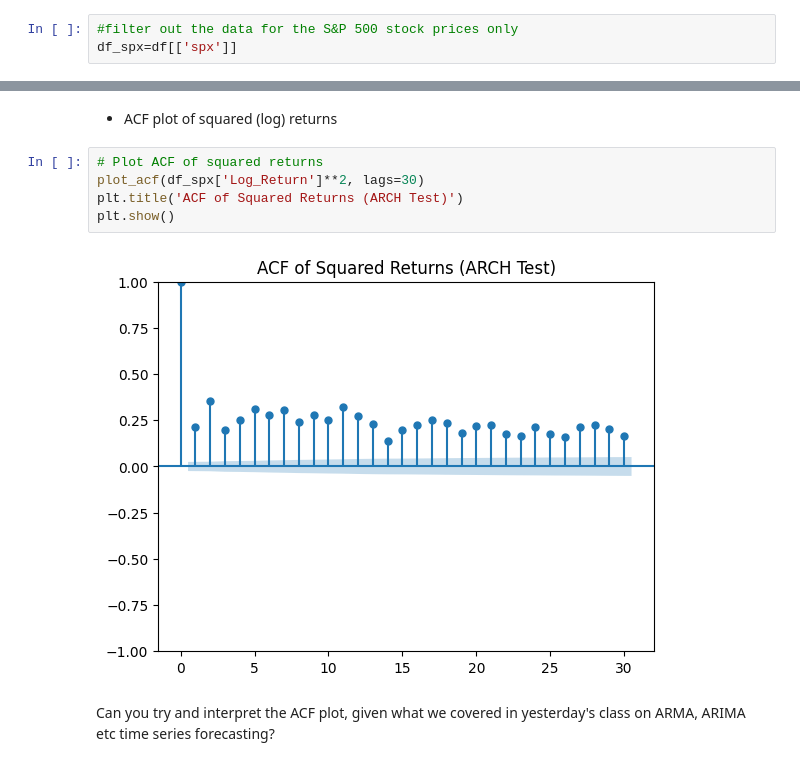
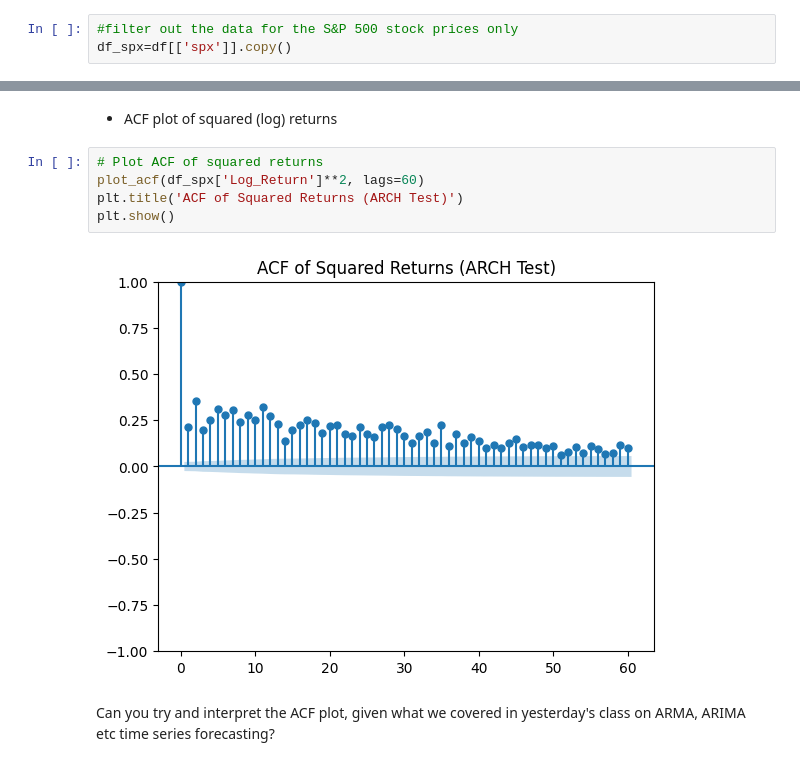
Before and after one commit to WamzMwangi/Advanced_Machine_Learning, a Jupyter notebook: Time_Series_Forecasting/Stock_prices_forecasting.ipynb, the cells around one changed output, grey strips where cells are left out. Cells and saved outputs as stored; diff of their text form.

```diff
--- a/Time_Series_Forecasting/Stock_prices_forecasting.ipynb
+++ b/Time_Series_Forecasting/Stock_prices_forecasting.ipynb
@@ -559,7 +559,7 @@ df['date']=pd.to_datetime(df['date'],errors='coerce',dayfirst=True)
 df.set_index('date',inplace=True)
 # %%
 #filter out the data for the S&P 500 stock prices only
-df_spx=df[['spx']]
+df_spx=df[['spx']].copy()
 # %%
 plt.figure(figsize=(20,10))
 df_spx['spx'].plot()
@@ -611,11 +605,11 @@ The core idea is to check if the variance of the errors is correlated with past
 - ACF plot of squared (log) returns
 # %%
 # Plot ACF of squared returns
-plot_acf(df_spx['Log_Return']**2, lags=30)
+plot_acf(df_spx['Log_Return']**2, lags=60)
 plt.title('ACF of Squared Returns (ARCH Test)')
 plt.show()
 # %% [output]
-[figure, old version]
+[figure, new version]
 # %% [markdown]
 Can you try and interpret the ACF plot, given what we covered in yesterday's class on ARMA, ARIMA etc time series forecasting?
 # %% [markdown]
```
Also changed, not shown: parts of 9 cells of this notebook.
